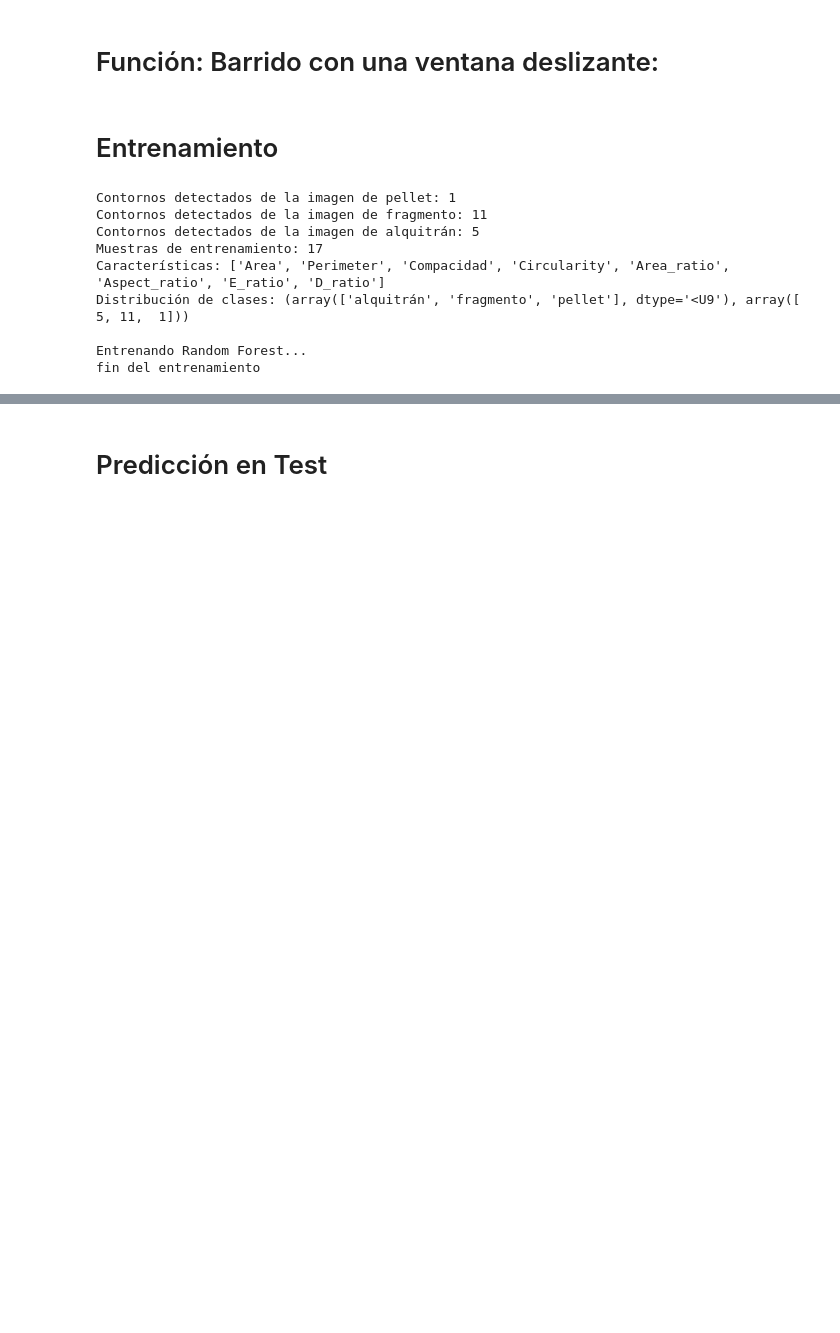
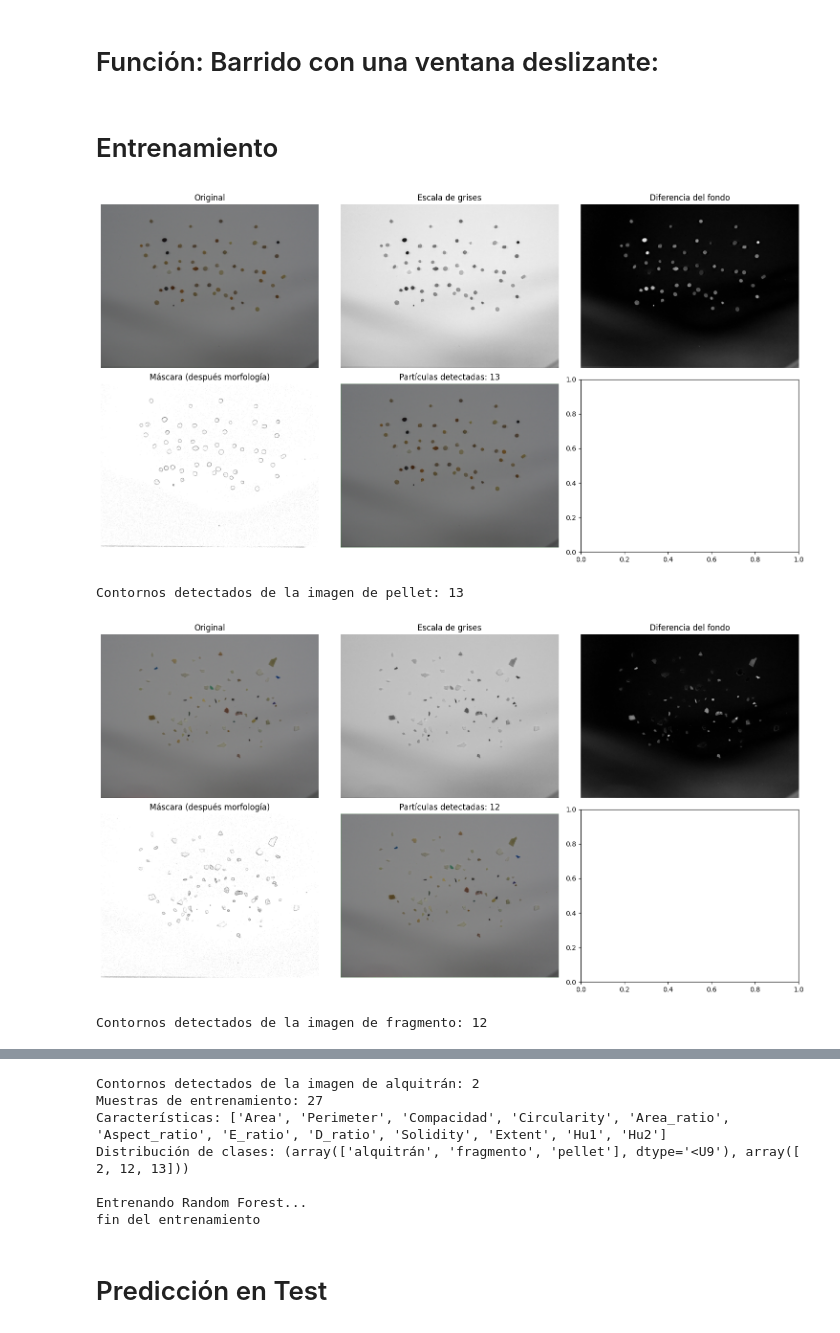
Before and after one commit to Javier-Castilla/VC-P3, a Jupyter notebook: Practica3.ipynb, the cells around one changed output, grey strips where cells are left out. Drawn from its saved outputs; the diff is of its cells as text; code cells hidden in the pictures; blank space fills up the shorter version.

```diff
--- a/Practica3.ipynb
+++ b/Practica3.ipynb
@@ -357,7 +415,9 @@ for label_name,label_image_path in training_images.items():
 
     #current_training_image = thresholds_and_image_manipulation(current_training_image)
     #current_contours, _ = cv2.findContours(current_training_image)
-    current_contours = extract_contours_from_image(current_training_image)
+
+    #current_contours = extract_contours_from_image(current_training_image)
+    current_contours = extract_contour_segment_by_color_and_shape(current_training_image, True)
     print(f"Contornos detectados de la imagen de {label_name}: {len(current_contours)}")
 
     for contour in current_contours:
@@ -366,39 +426,34 @@ for label_name,label_image_path in training_images.items():
         # TODO: Devolver lista en la función para usar el método filter al resultado y poner la condición
         # current_features = {k: (v if not np.isnan(v) else 0) for k, v in current_features.items()}
 
         if feature_names is None:
             feature_names = list(current_features.keys())
 
         X.append(list(current_features.values()))
         Y.append(label_name)
 
 X = np.array(X)
 Y = np.array(Y)
 
 print(f"Muestras de entrenamiento: {len(X)}")
 print(f"Características: {feature_names}")
 print(f"Distribución de clases: {np.unique(Y, return_counts=True)}")
 
 
 scaler = StandardScaler() # x_scaled = (x - mean) / standard_deviation
 X_train_scaled = scaler.fit_transform(X)
 
 print("\nEntrenando Random Forest...")
 clf = RandomForestClassifier(n_estimators=100,
                             random_state=42,
                             max_depth=10,
                             min_samples_split=5,
                             min_samples_leaf=2,
                             n_jobs=1)
 clf.fit(X_train_scaled, Y)
 print("fin del entrenamiento")
 # %% [output]
+[figure, added]
-Contornos detectados de la imagen de pellet: 1
-Contornos detectados de la imagen de fragmento: 11
-Contornos detectados de la imagen de alquitrán: 5
-Muestras de entrenamiento: 17
-Características: ['Area', 'Perimeter', 'Compacidad', 'Circularity', 'Area_ratio', 'Aspect_ratio', 'E_ratio', 'D_ratio']
-Distribución de clases: (array(['alquitrán', 'fragmento', 'pellet'], dtype='<U9'), array([ 5, 11,  1]))
-
-Entrenando Random Forest...
-fin del entrenamiento
+Contornos detectados de la imagen de pellet: 13
+[figure, added]
+Contornos detectados de la imagen de fragmento: 12
@@ -405,3 +461,10 @@ fin del entrenamiento
+Contornos detectados de la imagen de alquitrán: 2
+Muestras de entrenamiento: 27
+Características: ['Area', 'Perimeter', 'Compacidad', 'Circularity', 'Area_ratio', 'Aspect_ratio', 'E_ratio', 'D_ratio', 'Solidity', 'Extent', 'Hu1', 'Hu2']
+Distribución de clases: (array(['alquitrán', 'fragmento', 'pellet'], dtype='<U9'), array([ 2, 12, 13]))
+
+Entrenando Random Forest...
+fin del entrenamiento
 # %% [markdown]
 # Predicción en Test
 # %%
```
Also changed, not shown: parts of 7 cells of this notebook.
